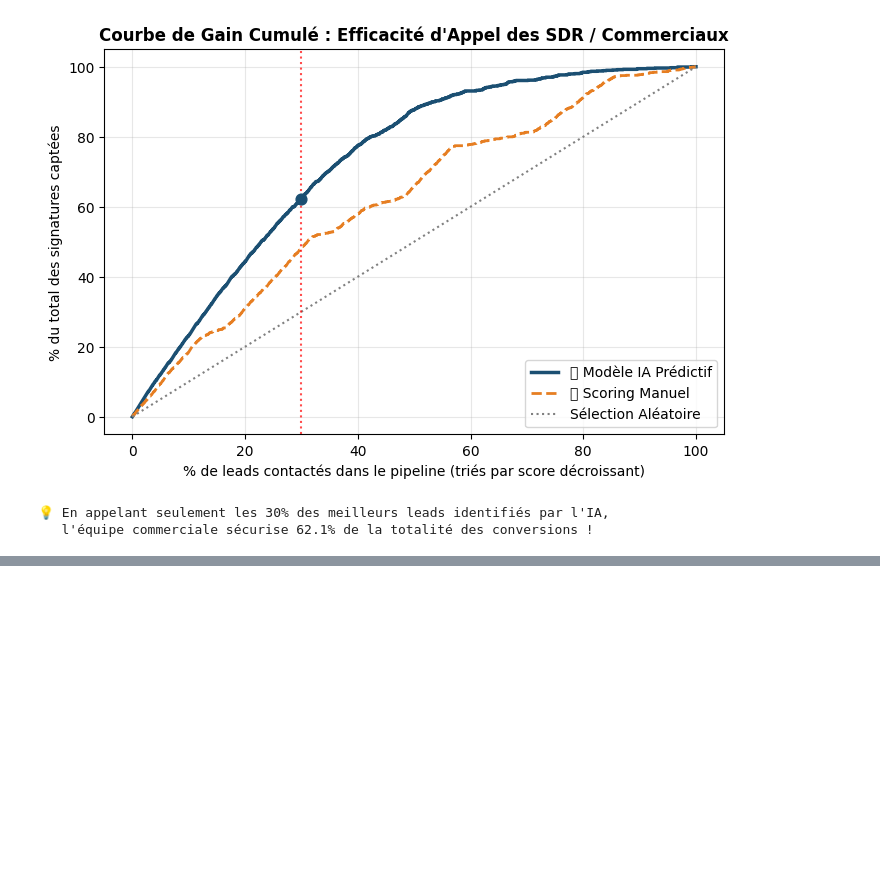
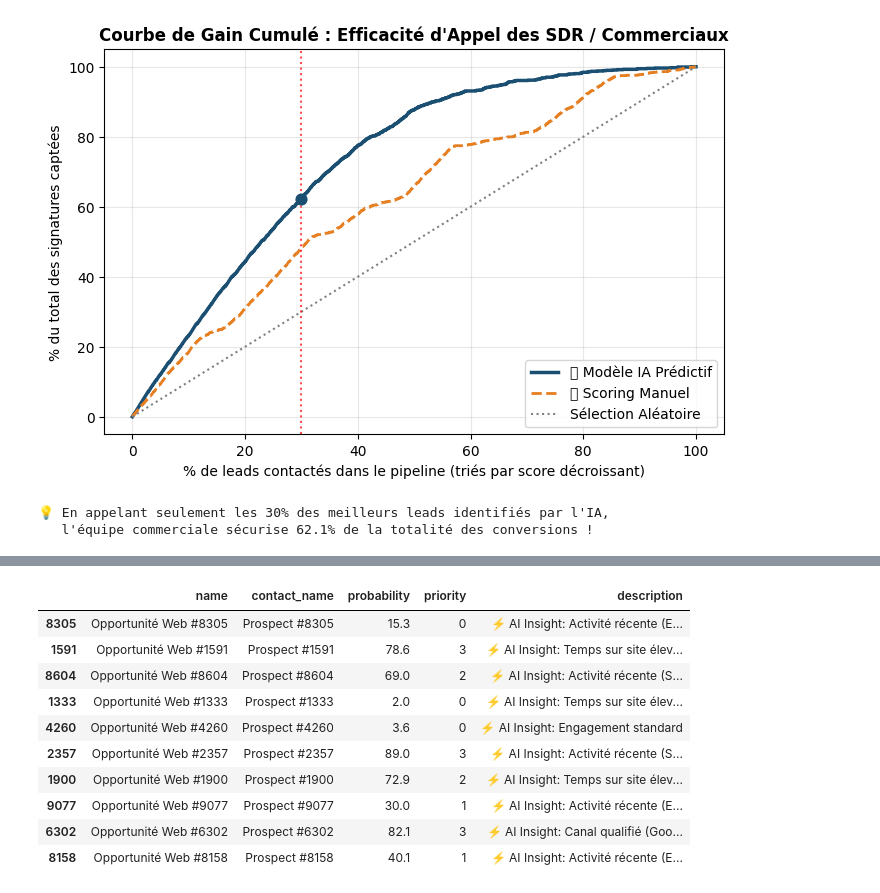
Before and after one commit to Ilyas-BELELYAZID/lead_scoring_crm, a Jupyter notebook: lead_scoring.ipynb, the cells around one changed output, grey strips where cells are left out. Drawn from its saved outputs; the diff is of its cells as text; code cells hidden in the pictures; blank space fills up the shorter version.

```diff
--- a/lead_scoring.ipynb
+++ b/lead_scoring.ipynb
@@ -739,0 +816,73 @@ display(hubspot_df.head(3))
+# %%
+# 1. Création du DataFrame de livraison basé sur le jeu de test
+df_export_odoo = X_test.copy()
+
+# Probabilité continue calculée par l'IA (en %)
+df_export_odoo["probability"] = (y_scores_ia * 100).round(1)
+
+# Attribution dynamique des Étoiles de Priorité (0, 1, 2, ou 3 étoiles)
+def map_priority(prob):
+    if prob >= 75.0:
+        return '3'  # ★★★ Haute priorité (Hot Lead)
+    elif prob >= 50.0:
+        return '2'  # ★★ Priorité moyenne
+    elif prob >= 25.0:
+        return '1'  # ★ Basse priorité
+    else:
+        return '0'  # Lead froid / Nurturing
+
+df_export_odoo["priority"] = df_export_odoo["probability"].apply(map_priority)
+
+# Nom d'opportunité lisible pour le Kanban Odoo
+df_export_odoo["name"] = [f"Opportunité Web #{idx}" for idx in df_export_odoo.index]
+df_export_odoo["contact_name"] = [f"Prospect #{idx}" for idx in df_export_odoo.index]
+
+# Génération de la note d'explication IA pour le commercial
+def generate_ai_reason(row):
+    reasons = []
+    if row.get("Total Time Spent on Website", 0) > 400:
+        reasons.append("Temps sur site élevé (>400s)")
+    if row.get("Last Activity") in ["Email Opened", "SMS Sent"]:
+        reasons.append(f"Activité récente ({row.get('Last Activity')})")
+    if row.get("Lead Source") in ["Google", "Reference"]:
+        reasons.append(f"Canal qualifié ({row.get('Lead Source')})")
+
+    if not reasons:
+        reasons.append("Engagement standard")
+    return "AI Insight: " + " + ".join(reasons)
+
+df_export_odoo["description"] = df_export_odoo.apply(generate_ai_reason, axis=1)
+
+# 2. SÉLECTION STRICTE DES COLONNES POUR L'IMPORT NATIF ODOO
+# Ces colonnes correspondent exactement aux champs techniques du modèle 'crm.lead'
+odoo_ready_columns = [
+    "name",            # Nom de l'opportunité
+    "contact_name",    # Nom du contact
+    "probability",     # Probabilité de succès (%)
+    "priority",        # Étoiles de priorité (0 à 3)
+    "description"      # Notes internes / Explication IA
+]
+
+fichier_import_final = df_export_odoo[odoo_ready_columns]
+
+# Sauvegarde du Livrable : Fichier d'import demandé par la prof
+fichier_import_final.to_csv("fichier_import_odoo.csv", index=False, encoding="utf-8")
+
+print("=" * 60)
+print(f"✅ Livrable 'fichier_import_odoo.csv' généré avec succès ({len(fichier_import_final)} lignes) !")
+print("=" * 60)
+display(fichier_import_final.head(10))
+
+# 3. SAUVEGARDE DU PIPELINE MODÈLE ENTRAÎNÉ (PERSISTANCE PKL)
+# Permet à sync_odoo.py et à toute API d'utiliser directement le modèle sans réentraînement
+import joblib
+
+# Export du modèle de production
+joblib.dump(lead_model, 'lead_scoring_model.pkl')
+print(f"Modèle principal 'lead_scoring_model.pkl' exporté avec succès !")
+
+# Export du modèle LightGBM alternatif si disponible
+if 'LightGBM' in candidate_models:
+    joblib.dump(candidate_models['LightGBM'], 'lead_scoring_lgbm.pkl')
+    print("Modèle alternatif 'lead_scoring_lgbm.pkl' exporté avec succès !")
+# %% [output]
@@ -739,0 +892,11 @@ display(hubspot_df.head(3))
+|  | name | contact_name | probability | priority | description |
+| 8305 | Opportunité Web #8305 | Prospect #8305 | 15.3 | 0 | ⚡ AI Insight: Activité récente (E... |
+| 1591 | Opportunité Web #1591 | Prospect #1591 | 78.6 | 3 | ⚡ AI Insight: Temps sur site élev... |
+| 8604 | Opportunité Web #8604 | Prospect #8604 | 69.0 | 2 | ⚡ AI Insight: Activité récente (S... |
+| 1333 | Opportunité Web #1333 | Prospect #1333 | 2.0 | 0 | ⚡ AI Insight: Temps sur site élev... |
+| 4260 | Opportunité Web #4260 | Prospect #4260 | 3.6 | 0 | ⚡ AI Insight: Engagement standard |
+| 2357 | Opportunité Web #2357 | Prospect #2357 | 89.0 | 3 | ⚡ AI Insight: Activité récente (S... |
+| 1900 | Opportunité Web #1900 | Prospect #1900 | 72.9 | 2 | ⚡ AI Insight: Temps sur site élev... |
+| 9077 | Opportunité Web #9077 | Prospect #9077 | 30.0 | 1 | ⚡ AI Insight: Activité récente (E... |
+| 6302 | Opportunité Web #6302 | Prospect #6302 | 82.1 | 3 | ⚡ AI Insight: Canal qualifié (Goo... |
+| 8158 | Opportunité Web #8158 | Prospect #8158 | 40.1 | 1 | ⚡ AI Insight: Activité récente (E... |
```
Also changed, not shown: parts of 25 cells of this notebook, 3 other files.
